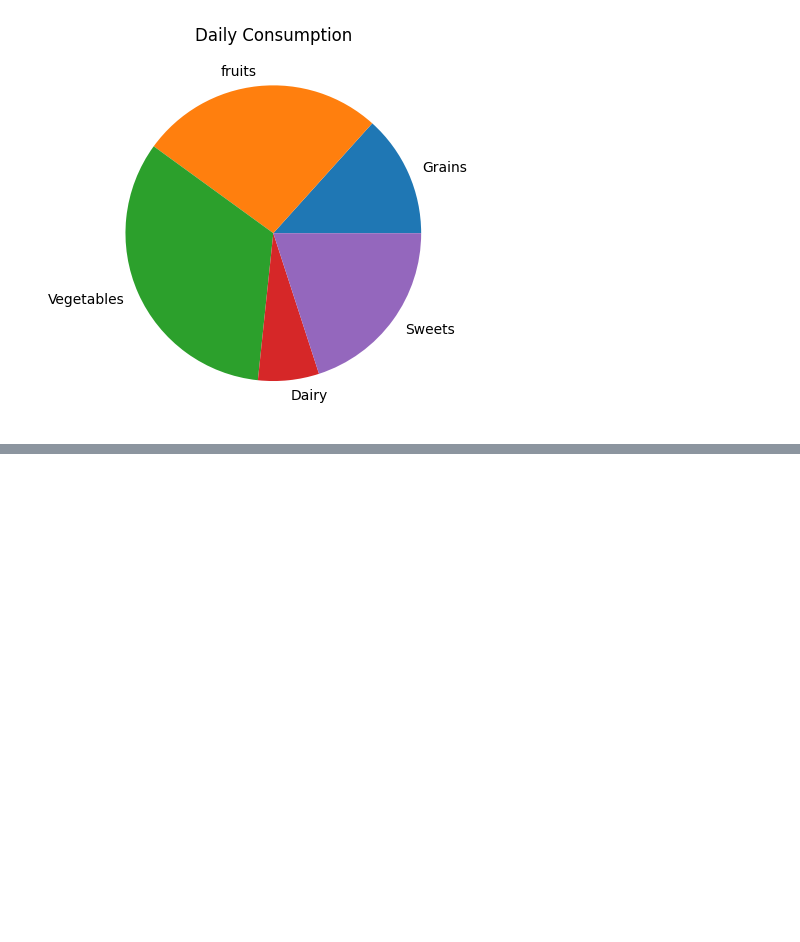
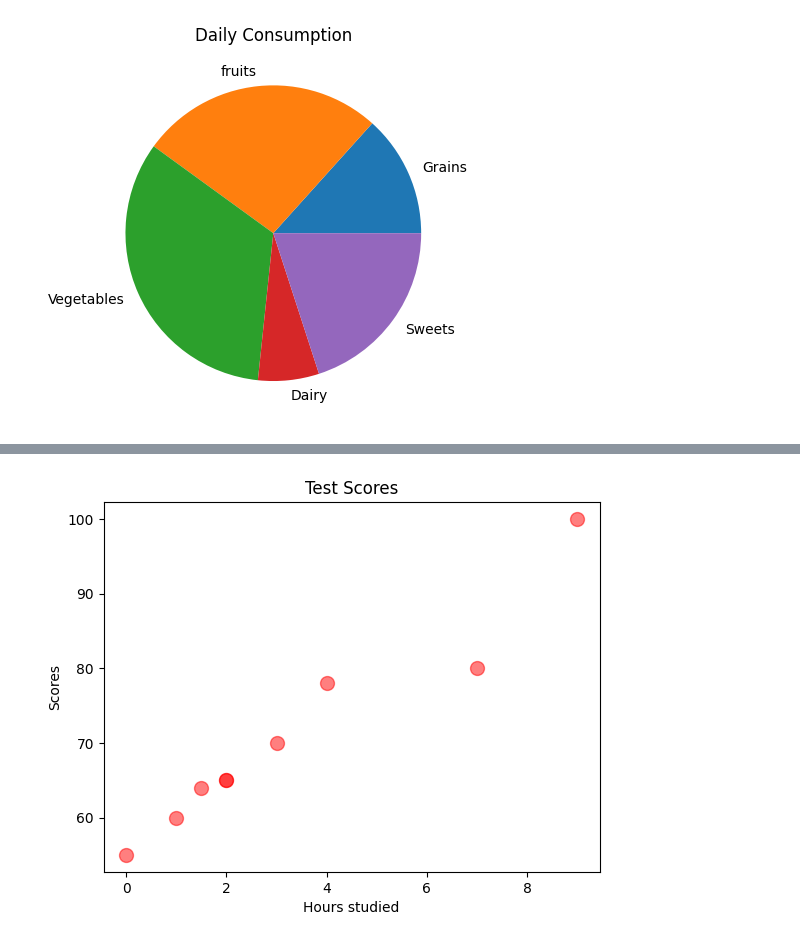
Before and after one commit to BhuVanesh5512/Practice, a Jupyter notebook: matplot.ipynb, the cells around one changed output, grey strips where cells are left out. Cells and saved outputs as stored; diff of their text form; code cells hidden in the pictures; blank space fills up the shorter version.

```diff
--- a/matplot.ipynb
+++ b/matplot.ipynb
@@ -159,0 +184,10 @@ plt.show()
+# %%
+x1 = np.array([0, 1, 2, 3, 2, 1.5, 4, 7, 9])
+y1 =np.array([55, 60, 65, 70, 65, 64, 78, 80, 100])
+plt.scatter(x1,y1, color ="red", alpha = 0.5, s=100)# alpha used for transparency of color for dots and size 's'
+plt.xlabel("Hours studied")
+plt.ylabel("Scores")
+plt.title("Test Scores")
+plt.show()
+# %% [output]
+[figure, added]
```
Also changed, not shown: parts of 6 cells of this notebook.
